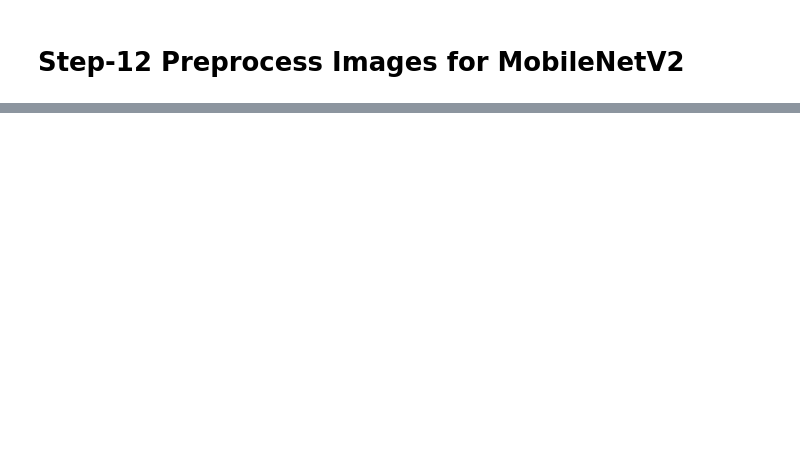
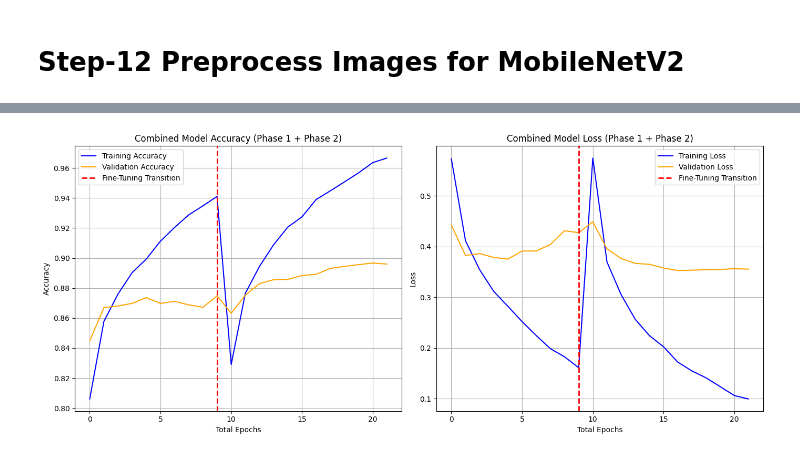
Before and after one commit to isamadafridi/-AIML-Internship-Week7-AbdulSamadAfridi, a Jupyter notebook: AIML_Internship_Week7_AbdulSamadAfridi.ipynb, the cells around one changed output, grey strips where cells are left out. Cells and saved outputs as stored; diff of their text form; code cells hidden in the pictures; blank space fills up the shorter version.

```diff
--- a/AIML_Internship_Week7_AbdulSamadAfridi.ipynb
+++ b/AIML_Internship_Week7_AbdulSamadAfridi.ipynb
@@ -1213,0 +1386,95 @@ NameError: name 'X_train' is not defined
+# %%
+import matplotlib.pyplot as plt
+import numpy as np
+from tensorflow.keras.callbacks import EarlyStopping, ModelCheckpoint
+
+# ==========================================
+# PHASE 2: Fine-Tuning
+# ==========================================
+print("--- Step 14: Unfreezing Deep Layers for Fine-Tuning ---")
+
+# 1. Unfreeze the base model entirely
+base_model.trainable = True
+
+# 2. Refreeze every layer EXCEPT the last 30 layers
+for layer in base_model.layers[:-30]:
+    layer.trainable = False
+
+# 3. CRITICAL: Recompile with an ultra-low learning rate (1e-5)
+# This prevents our gradients from completely rewriting or destroying
+# the fragile pre-trained weights from ImageNet.
+tl_model.compile(
+    optimizer=keras.optimizers.Adam(learning_rate=1e-5),
+    loss="sparse_categorical_crossentropy",
+    metrics=["accuracy"]
+)
+
+# 4. Define Callbacks for Phase 2
+early_stop_phase2 = EarlyStopping(monitor='val_loss', patience=5, restore_best_weights=True, verbose=1)
+checkpoint_phase2 = ModelCheckpoint("tl_phase2_best.keras", monitor='val_accuracy', save_best_only=True, verbose=1)
+
+# 5. Train for 20 more epochs using our original arrays
+print("\n--- Starting Phase 2 Fine-Tuning Training (20 Epochs) ---")
+history_tl_phase2 = tl_model.fit(
+    X_train, y_train,            # Passing original 32x32 safely
+    epochs=20,
+    batch_size=64,
+    validation_data=(X_val, y_val),
+    callbacks=[early_stop_phase2, checkpoint_phase2],
+    verbose=1
+)
+
+# ==========================================
+# 6. Combine and Plot Phase 1 + Phase 2 Histories
+# ==========================================
+print("\n--- Generating Combined Training Curves ---")
+
+# Get the exact index where Phase 1 ended
+epochs_phase1 = len(history_tl_phase1.history['accuracy'])
+
+# Concatenate histories
+combined_acc = history_tl_phase1.history['accuracy'] + history_tl_phase2.history['accuracy']
+combined_val_acc = history_tl_phase1.history['val_accuracy'] + history_tl_phase2.history['val_accuracy']
+combined_loss = history_tl_phase1.history['loss'] + history_tl_phase2.history['loss']
+combined_val_loss = history_tl_phase1.history['val_loss'] + history_tl_phase2.history['val_loss']
+
+plt.figure(figsize=(14, 6))
+
+# Subplot 1: Combined Accuracy
+plt.subplot(1, 2, 1)
+plt.plot(combined_acc, label='Training Accuracy', color='blue')
+plt.plot(combined_val_acc, label='Validation Accuracy', color='orange')
+plt.axvline(x=epochs_phase1 - 1, color='red', linestyle='--', linewidth=2, label='Fine-Tuning Transition')
+plt.title('Combined Model Accuracy (Phase 1 + Phase 2)')
+plt.xlabel('Total Epochs')
+plt.ylabel('Accuracy')
+plt.legend()
+plt.grid(True)
+
+# Subplot 2: Combined Loss
+plt.subplot(1, 2, 2)
+plt.plot(combined_loss, label='Training Loss', color='blue')
+plt.plot(combined_val_loss, label='Validation Loss', color='orange')
+plt.axvline(x=epochs_phase1 - 1, color='red', linestyle='--', linewidth=2, label='Fine-Tuning Transition')
+plt.title('Combined Model Loss (Phase 1 + Phase 2)')
+plt.xlabel('Total Epochs')
+plt.ylabel('Loss')
+plt.legend()
+plt.grid(True)
+
+plt.tight_layout()
+plt.show()
+
+# 7. Print Final Milestone Accomplishments
+p1_best = max(history_tl_phase1.history['val_accuracy'])
+p2_best = max(history_tl_phase2.history['val_accuracy'])
+improvement = (p2_best - p1_best) * 100
+
+print("\n" + "="*40)
+print("🏆 TRANSFER LEARNING FINAL COMPARISON 🏆")
+print("="*40)
+print(f"Phase 1 Best Val Accuracy : {p1_best * 100:.2f}%")
+print(f"Phase 2 Best Val Accuracy : {p2_best * 100:.2f}%")
+print(f"Net Improvement           : {improvement:.2f} percentage points")
+print("="*40)
+# %% [output]
@@ -1213,0 +1498 @@ NameError: name 'X_train' is not defined
+[figure, added]
```
Also changed, not shown: parts of 19 cells of this notebook.
